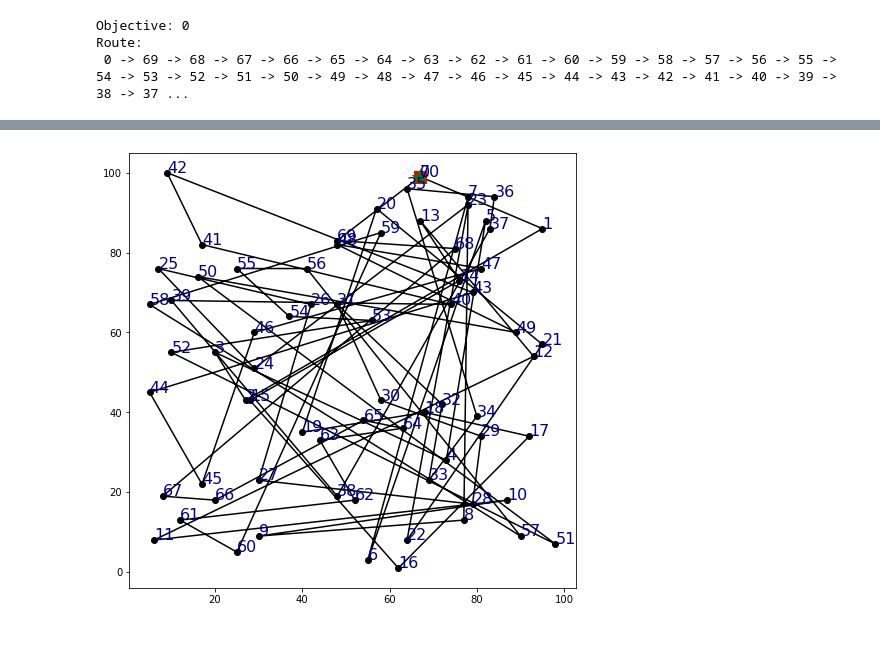
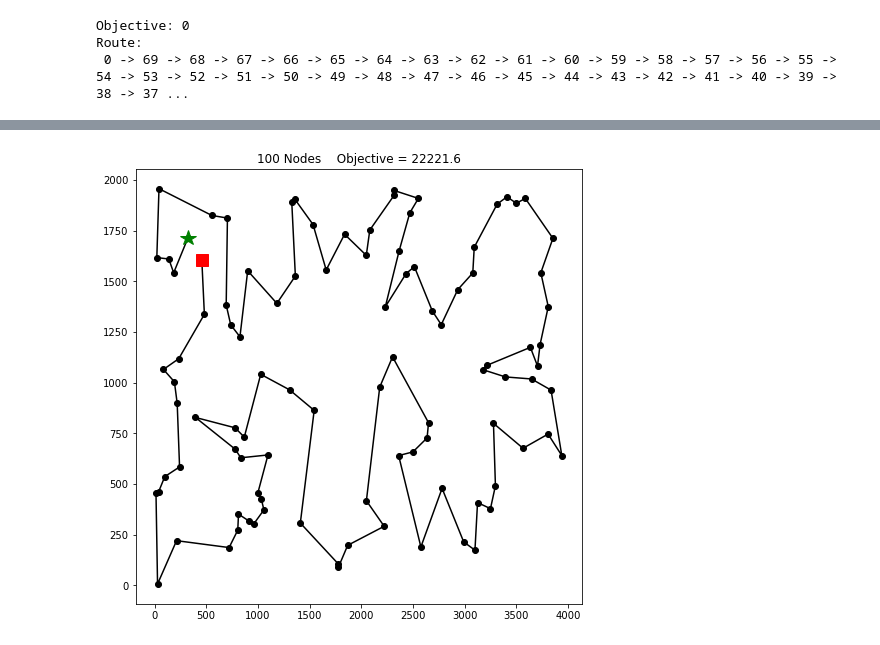
Before and after one commit to pooyad359/discrete-optim, a Jupyter notebook: 4 tsp/TSP.ipynb, the cells around one changed output, grey strips where cells are left out. Drawn from its saved outputs; the diff is of its cells as text; code cells hidden in the pictures.

```diff
--- a/4 tsp/TSP.ipynb
+++ b/4 tsp/TSP.ipynb
@@ -495,0 +596,3 @@ route[-1]=0
+# %%
+for i in range(node_count):
+    print([x[i][j].solution_value() for j in range(node_count)])
@@ -495,0 +626,19 @@ route[-1]=0
+# %%
+with open('./data/tsp_100_3') as fp:
+    content = fp.read().split('\n')
+# %%
+node_count = int(content[0])
+points = []
+for i in range(1, node_count + 1):
+    line = content[i]
+    parts = line.split()
+    points.append(Point(float(parts[0]), float(parts[1])))
+
+print(f'#Nodes: {node_count}')
+
+d = []
+for i in range(node_count):
+    row =[distance(points[i],points[j]) for j in range(node_count)]
+    d.append(row)
+
+np.shape(d)
@@ -495,0 +657,2 @@ route[-1]=0
+# %%
+sol = randomized_opt2(points,5)
@@ -496,4 +677,4 @@ route[-1]=0
 # %%
-view_tsp(route,points)
+view_tsp(sol,points)
 # %% [output]
-[figure, old version]
+[figure, new version]
```
Also changed, not shown: parts of 34 cells of this notebook, 2 other files.
